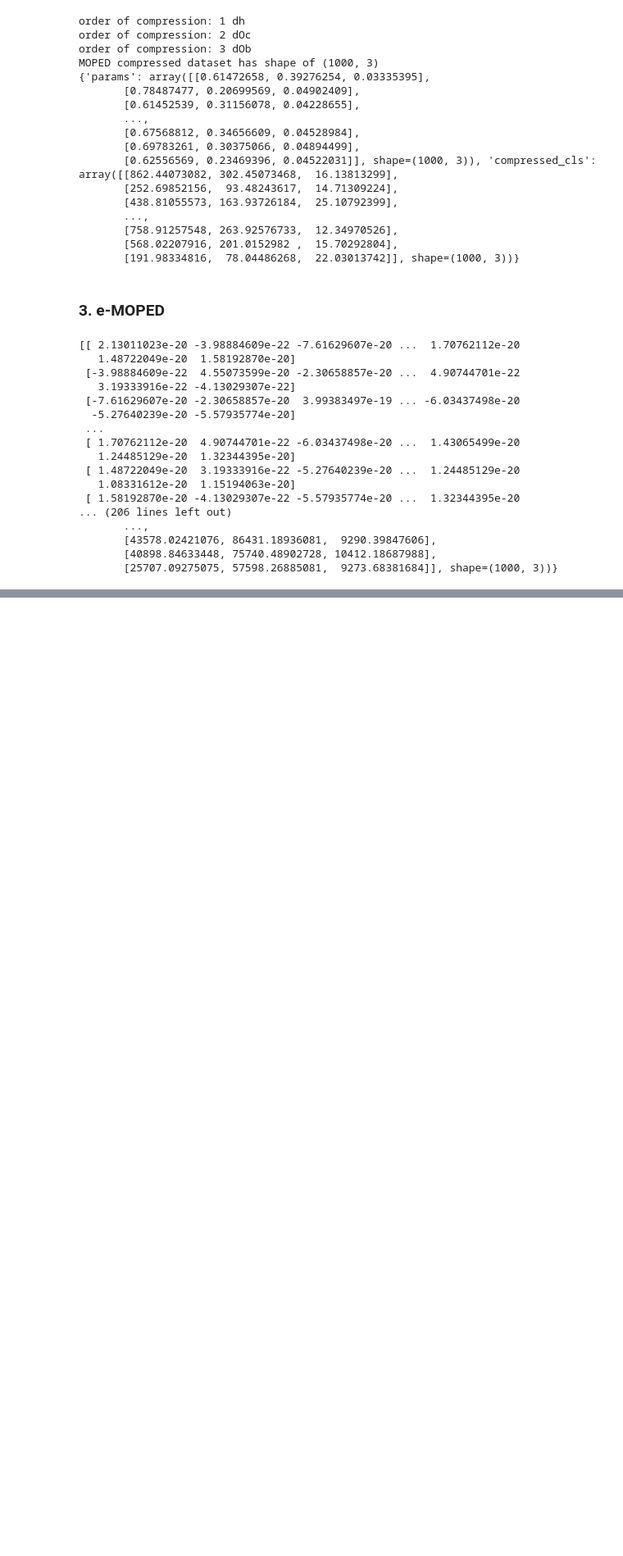
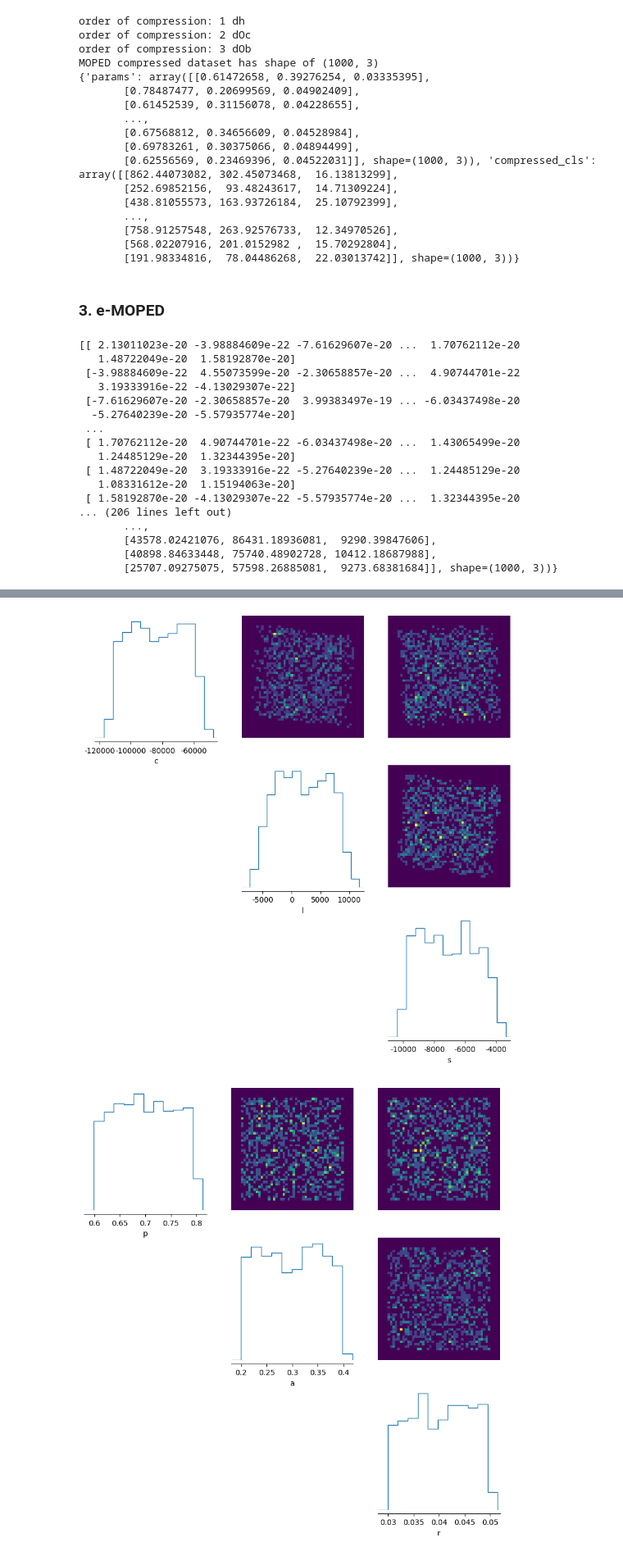
Before and after one commit to astro-informatics/sbi_tutorial, a Jupyter notebook: sbi_demo.ipynb, the cells around one changed output, grey strips where cells are left out. Shown at 82% size. Cells and saved outputs as stored; diff of their text form; code cells hidden in the pictures; blank space fills up the shorter version.

```diff
--- a/sbi_demo.ipynb
+++ b/sbi_demo.ipynb
@@ -371,0 +366,9 @@ print(emoped_result)
+# %%
+with open('cca_compressed_data.pkl', 'rb') as f:
+    load = pickle.load(f)
+    print('The compressed parameter and data pairs are as below', load)
+    param_samples = load['params']
+    cls_samples = load['compressed_cls']
+
+    print('The dimension of the parameter datset is', param_samples.shape)
+    print('The dimension of the compressed data dataset is', cls_samples.shape)
@@ -371,0 +391,6 @@ print(emoped_result)
+# %%
+_ = pairplot(cls_samples, labels='cls samples')
+_ = pairplot(param_samples, labels='param samples')
+# %% [output]
+[figure, added]
+[figure, added]
```
Also changed, not shown: parts of 19 cells of this notebook.
